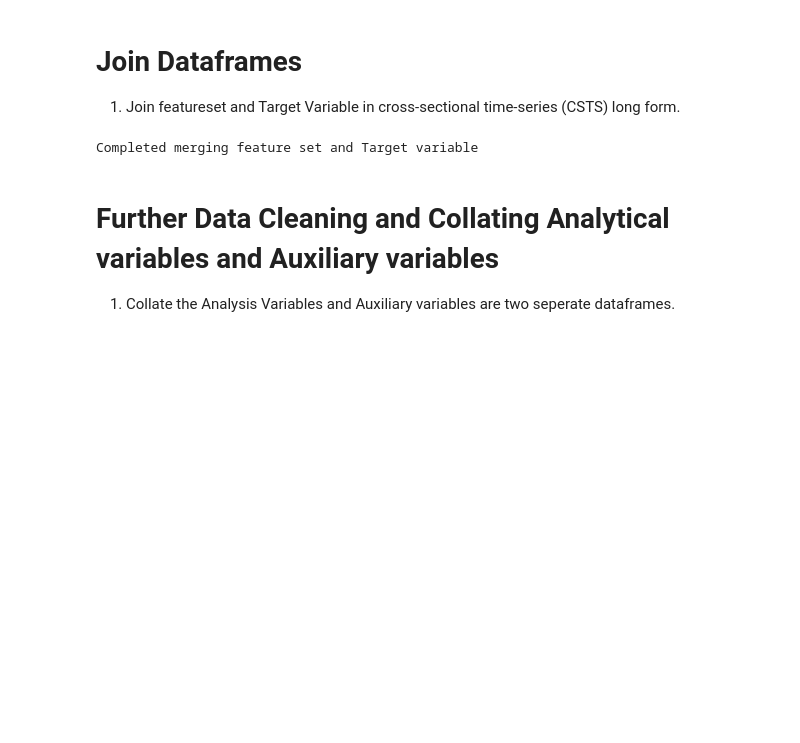
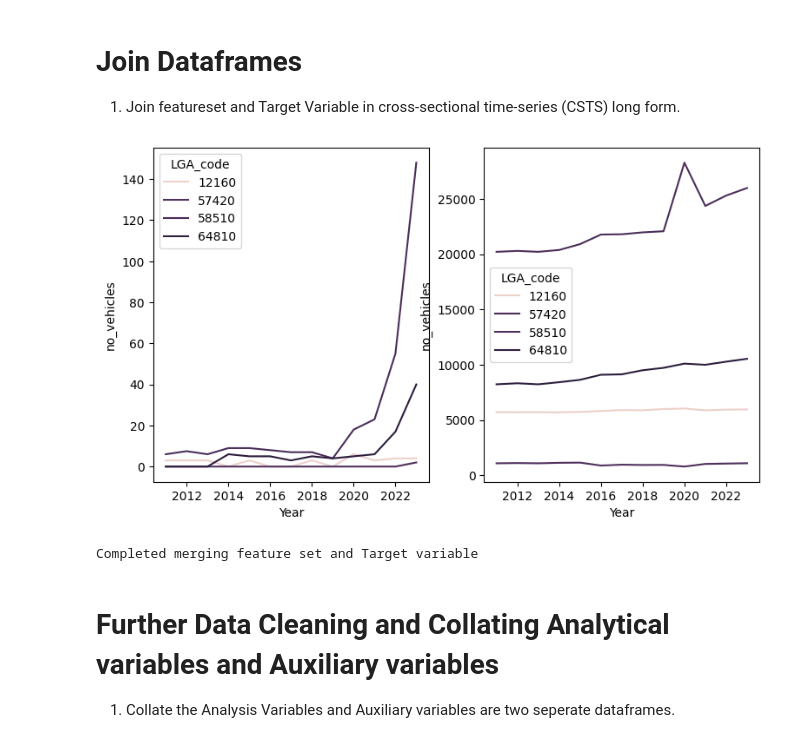
Before and after one commit to MarkStephens060482/forecasting_BEV_adoption_LGA, a Jupyter notebook: Uptake_of_Electric_Vehicles_Collating_and_Cleaning.ipynb, the cells around one changed output. Saved outputs shown, nothing was run; the diff lists cells and outputs as text; code cells hidden in the pictures; blank space fills up the shorter version.

```diff
--- a/Uptake_of_Electric_Vehicles_Collating_and_Cleaning.ipynb
+++ b/Uptake_of_Electric_Vehicles_Collating_and_Cleaning.ipynb
@@ -1325,6 +1327,27 @@ Coordinates for Brisbane, Queensland are lat: -27.4704528 and long: 153.0260341
 # Join Dataframes
 1. Join featureset and Target Variable in cross-sectional time-series (CSTS) long form.
 # %%
+# Define a custom smoothing function using a rolling mean
+def smoothing_mean(series, window=3):
+    """
+    Fill NaNs in a series using the rolling mean with a specified window size.
+    Args:
+    - series (pd.Series): The input series with NaNs.
+    - window (int): The window size for calculating the rolling mean.
+
+    Returns:
+    - pd.Series: Series with NaNs filled using the smoothing mean.
+    """
+    # Calculate rolling mean
+    rolling_mean = series.rolling(window=window, min_periods=1, center=True, closed = 'both').mean()
+
+    # Fill NaNs in the original series using the rolling mean
+    filled_series = series.copy()
+    filled_series[np.isnan(filled_series)] = rolling_mean[np.isnan(filled_series)]
+
+    return filled_series
+
+
 # Open csv files of feature set and Target variable
 merged_df_reordered = pd.read_csv('merged_df_reordered.csv')
 EVcharging_lgacount = pd.read_csv('EVcharging_lgacount.csv')
@@ -1334,36 +1357,57 @@ Converted_EV_and_EAC_data = pd.read_csv('Converted_EV_and_EAC_data.csv')
 merged_df_reordered.set_index(['LGA_code','Year'],inplace = True, drop = True)
 EVcharging_lgacount.set_index(['LGA_code','Year'],inplace = True, drop = True)
 # Merge two dataframe on the indices of the left dataframe
 featureset_df = merged_df_reordered.join(EVcharging_lgacount,how = 'left')
 
 #Prepare Target Variable for merging
 Converted_EV_and_EAC_data_edit = Converted_EV_and_EAC_data.set_index('LGA_code', drop = True).copy()
 #drop column LGA_name
 Converted_EV_and_EAC_data_edit.drop(columns = ['LGA_name'],inplace = True)
 #filter the Target_variable_edit dataframe
 Converted_EV_and_EAC_data_edit = Converted_EV_and_EAC_data_edit.loc[Converted_EV_and_EAC_data_edit.index.isin(featureset_df.index.get_level_values('LGA_code').unique())]
 #produce a sequence from 2011 to 2023 inclusive as a list
 years = list(range(2011,2024))
 #unique LGA_code list
 unique_lgas = Converted_EV_and_EAC_data_edit.index.get_level_values('LGA_code').unique()
 # produce a multi-index from product of Year and LGA_code
 lgayear_index = pd.MultiIndex.from_product([unique_lgas,years], names=['LGA_code','Year'])
 # set index to multi-index
 Converted_EV_and_EAC_data_edit = Converted_EV_and_EAC_data_edit.reset_index().set_index(['LGA_code','Year'],drop = True).reindex(lgayear_index)
-# backfill for Electric and Total variables grouped by LGA_code
-Converted_EV_and_EAC_data_edit['Electric'] = Converted_EV_and_EAC_data_edit['Electric'].fillna(method='bfill')
-Converted_EV_and_EAC_data_edit['Total'] = Converted_EV_and_EAC_data_edit['Total'].fillna(method='bfill')
+
+#### Apply a Single Imputation on Target Variable data
+# Interpolation of 2012 and 2011 data for Electric and Total using smoothed mean
+window = 5
+for lga_index in unique_lgas:
+  Converted_EV_and_EAC_data_edit.loc[lga_index,'Total'] = smoothing_mean(Converted_EV_and_EAC_data_edit.loc[lga_index,'Total'],window).values
+  if Converted_EV_and_EAC_data_edit.loc[(lga_index,2013),'Electric'] <= 3:
+    Converted_EV_and_EAC_data_edit.loc[lga_index,'Electric'].fillna(method='bfill',inplace = True)
+  else:
+     Converted_EV_and_EAC_data_edit.loc[lga_index,'Electric'] = smoothing_mean(Converted_EV_and_EAC_data_edit.loc[lga_index,'Electric'],window).values
+#select random values from unique_lgas
+random_lgas = np.random.choice(unique_lgas,size = 4)
+# Examine plot
+plot_data = Converted_EV_and_EAC_data_edit.loc[Converted_EV_and_EAC_data_edit.index.get_level_values('LGA_code').isin(random_lgas),['Electric','Total']].reset_index()
+fig,axs = plt.subplots(1,2,figsize=(9, 5))
+plot_data = pd.melt(plot_data.reset_index(),id_vars = ['LGA_code','Year'],value_vars = ['Electric','Total'],var_name = 'motive_power',value_name = 'no_vehicles')
+for i,ax in enumerate(axs):
+  motives = ['Electric','Total']
+  sns.lineplot(x='Year', y='no_vehicles',  hue='LGA_code', data=plot_data[plot_data['motive_power'] == motives[i]],ax = ax)
+plt.show()
+# Interpolate Electric and Total variables grouped by LGA_code
+#Converted_EV_and_EAC_data_edit
+
 #merge Target Variable to Feature Set
 EV_data = pd.merge(featureset_df,Converted_EV_and_EAC_data_edit, on=['LGA_code','Year'])
 #filter out Other Territories
 other_territories = [51710,51860]
 EV_data = EV_data.loc[~EV_data.index.get_level_values('LGA_code').isin(other_territories)]
 #filter Other Unincorporated Territory
 EV_data = EV_data.loc[EV_data.index.get_level_values('LGA_code') != 99399]
 # Save a CSV
 EV_data.to_csv('EV_data.csv')
 print("Completed merging feature set and Target variable")
 # %% [output]
+[figure, added]
 Completed merging feature set and Target variable
 # %% [markdown]
 # Further Data Cleaning and Collating Analytical variables and Auxiliary variables
```
Also changed, not shown: parts of 3 cells of this notebook.
